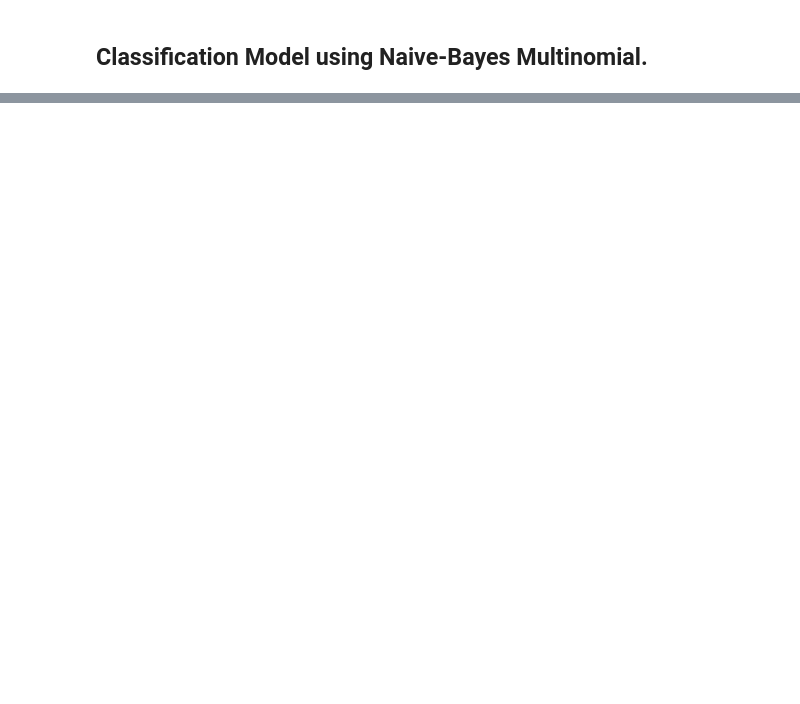
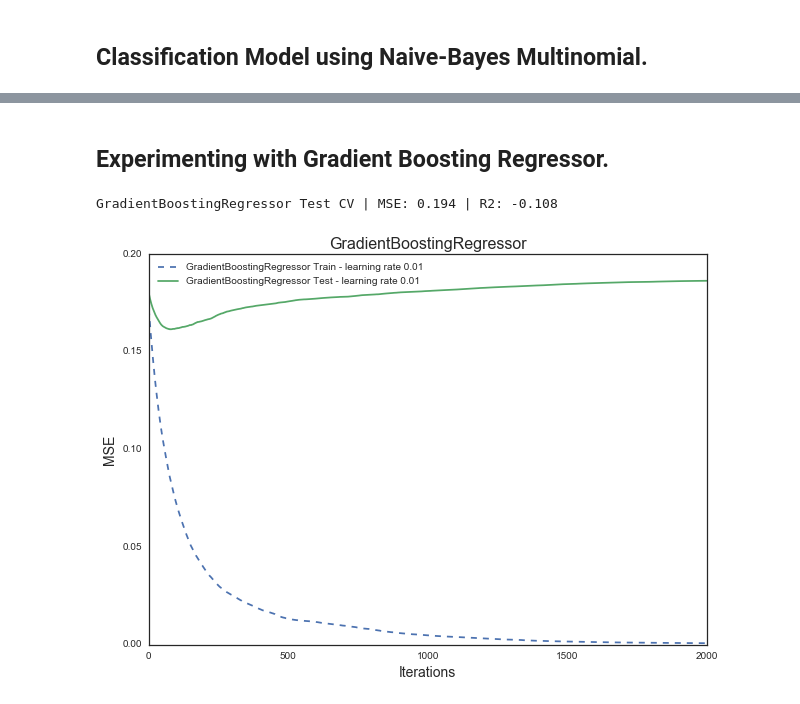
Before and after one commit to carlespoles/DSCI6006-student, a Jupyter notebook: week7-8-final-case/Final-Project-2-ML-CarlesPolesMielgo.ipynb, the cells around one changed output, grey strips where cells are left out. Cells and saved outputs as stored; diff of their text form; code cells hidden in the pictures; blank space fills up the shorter version.

```diff
--- a/week7-8-final-case/Final-Project-2-ML-CarlesPolesMielgo.ipynb
+++ b/week7-8-final-case/Final-Project-2-ML-CarlesPolesMielgo.ipynb
@@ -165,3 +168,25 @@ def plot_roc(y_test, y_prediction, model_label, plot_title):
+# %%
+def stage_score_plot(model, train_x, train_y, test_x, test_y):
+    '''
+    INPUT:
+     model: GradientBoostingRegressor or AdaBoostRegressor
+     train_x: 2d numpy array
+     train_y: 1d numpy array
+     test_x: 2d numpy array
+     test_y: 1d numpy array
+
+    Create a plot of the number of iterations vs the MSE for the model for
+    both the training set and test set.
+    '''
+    model.fit(train_x,train_y)
+    train_scores = [mean_squared_error(train_y, train_predict) for train_predict in model.staged_predict(train_x)]
+    test_scores = [mean_squared_error(test_y, test_predict) for test_predict in model.staged_predict(test_x)]
+    plt.figure(figsize=(10,7))
+    plt.plot(train_scores, label = model.__class__.__name__ + " Train - learning rate " + str(model.learning_rate), ls = '--')
+    plt.plot(test_scores,label = model.__class__.__name__ + " Test - learning rate " + str(model.learning_rate))
+    plt.xlabel('Iterations', fontsize=14)
+    plt.ylabel('MSE', fontsize=14)
+    plt.title(model.__class__.__name__, fontsize=16)
 # %%
 hospital_df = pd.read_csv("Final Project Data_Case.csv")
 # %%
@@ -571,0 +597,21 @@ avg / total       0.77      0.70      0.72      1315
+# %% [markdown]
+## Experimenting with Gradient Boosting Regressor.
+# %%
+# Number of trees in ensemble.
+n_estimators = 2000
+# Tree depth.
+max_depth = 10
+# Learning rate parameter.
+learning_rate = 0.01
+# %%
+gd = GradientBoostingRegressor(n_estimators=n_estimators, max_depth=max_depth, learning_rate=learning_rate)
+# %%
+get_scores(X,y,gd)
+# %% [output]
+GradientBoostingRegressor Test CV | MSE: 0.194 | R2: -0.108
+# %%
+stage_score_plot(gd, X_train, y_train, X_test, y_test)
+plt.legend(loc='best')
+plt.show();
+# %% [output]
+[figure, added]
```
Also changed, not shown: parts of 34 cells of this notebook.
